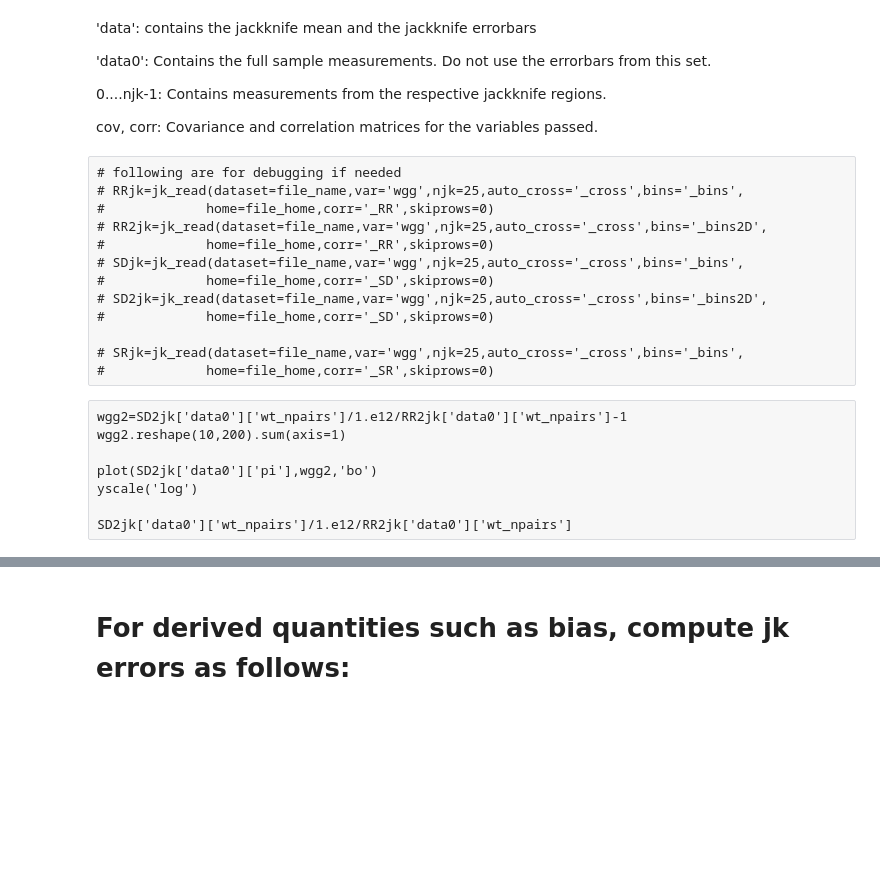
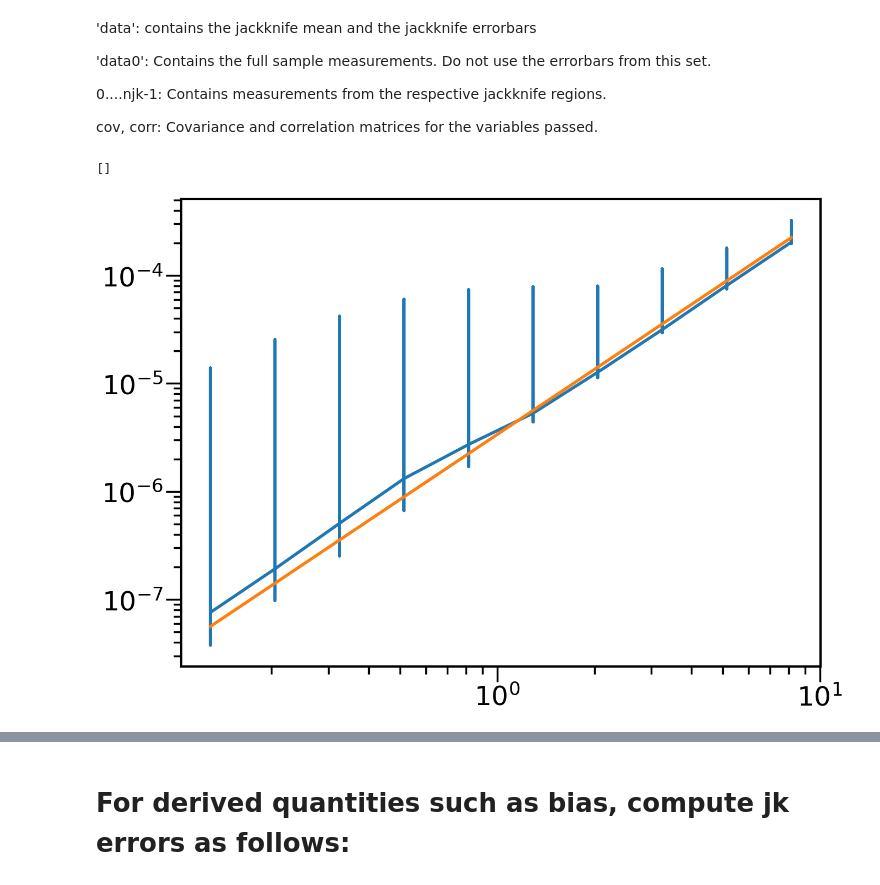
Before and after one commit to sukhdeep2/corr_pc, a Jupyter notebook: Process PC data.ipynb, the cells around one changed output, grey strips where cells are left out. Saved outputs shown, nothing was run; the diff lists cells and outputs as text; code cells hidden in the pictures; blank space fills up the shorter version.

```diff
--- a/Process PC data.ipynb
+++ b/Process PC data.ipynb
@@ -255,24 +257,16 @@ dict_keys(['data', 'data0', 0, 1, 2, 3, 4, 5, 6, 7, 8, 9, 10, 11, 12, 13, 14, 15
 0....njk-1: Contains measurements from the respective jackknife regions.
 
 cov, corr: Covariance and correlation matrices for the variables passed.
-# %% [raw]
-# following are for debugging if needed
-# RRjk=jk_read(dataset=file_name,var='wgg',njk=25,auto_cross='_cross',bins='_bins',
-#             home=file_home,corr='_RR',skiprows=0)
-# RR2jk=jk_read(dataset=file_name,var='wgg',njk=25,auto_cross='_cross',bins='_bins2D',
-#             home=file_home,corr='_RR',skiprows=0)
-# SDjk=jk_read(dataset=file_name,var='wgg',njk=25,auto_cross='_cross',bins='_bins',
-#             home=file_home,corr='_SD',skiprows=0)
-# SD2jk=jk_read(dataset=file_name,var='wgg',njk=25,auto_cross='_cross',bins='_bins2D',
-#             home=file_home,corr='_SD',skiprows=0)
-
-# SRjk=jk_read(dataset=file_name,var='wgg',njk=25,auto_cross='_cross',bins='_bins',
-#             home=file_home,corr='_SR',skiprows=0)
-# %% [raw]
-wgg2=SD2jk['data0']['wt_npairs']/1.e12/RR2jk['data0']['wt_npairs']-1
-wgg2.reshape(10,200).sum(axis=1)
-
-plot(SD2jk['data0']['pi'],wgg2,'bo')
-yscale('log')
-
-SD2jk['data0']['wt_npairs']/1.e12/RR2jk['data0']['wt_npairs']
+# %%
+#following are for debugging if needed
+RRjk=jk_read(dataset=file_name,var=['wgg'],njk=njk,auto_cross='_cross',bins='_bins',
+            home=file_home,corr='_RR',skiprows=0)
+RR2jk=jk_read(dataset=file_name,var=['wgg'],njk=njk,auto_cross='_cross',bins='_bins2D',
+            home=file_home,corr='_RR',skiprows=0)
+SDjk=jk_read(dataset=file_name,var=['wgg'],njk=njk,auto_cross='_cross',bins='_bins',
+            home=file_home,corr='_SD',skiprows=0)
+SD2jk=jk_read(dataset=file_name,var=['wgg'],njk=njk,auto_cross='_cross',bins='_bins2D',
+            home=file_home,corr='_SD',skiprows=0)
+
+SRjk=jk_read(dataset=file_name,var=['wgg'],njk=njk,auto_cross='_cross',bins='_bins',
+            home=file_home,corr='_SR',skiprows=0)
@@ -278,0 +275,7 @@ SD2jk['data0']['wt_npairs']/1.e12/RR2jk['data0']['wt_npairs']
+# %%
+plot(SD2jk['data0']['rp'],SD2jk['data0']['wt_npairs']/1.e12)
+plot(RR2jk['data0']['rp'],RR2jk['data0']['wt_npairs'])
+loglog()
+# %% [output]
+[]
+[figure, added]
```
Also changed, not shown: parts of 12 cells of this notebook, 13 other files.
